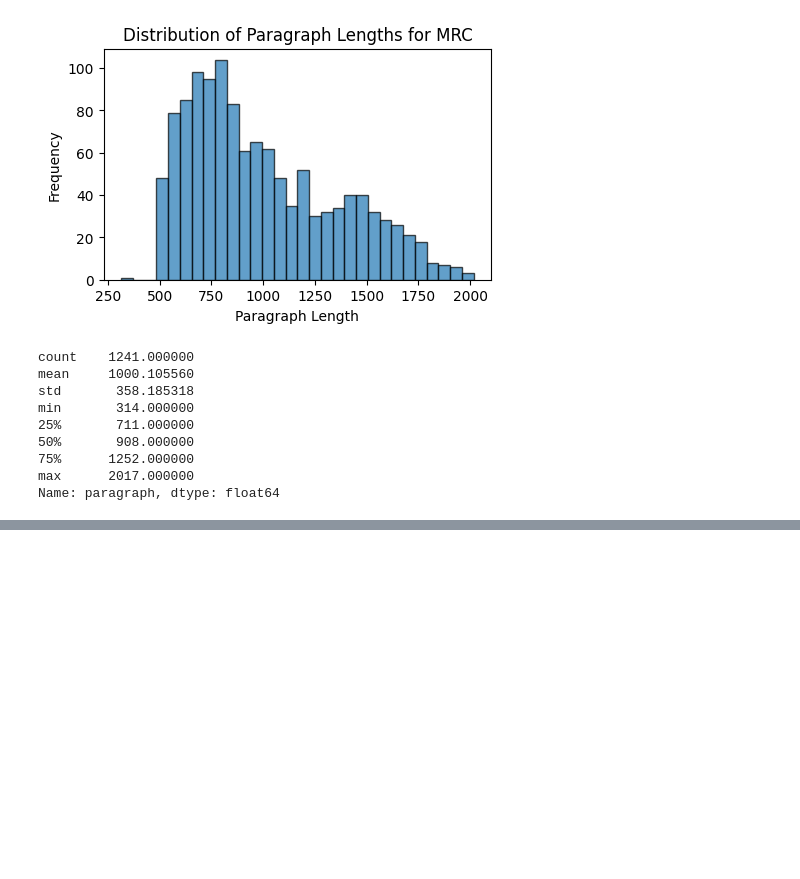
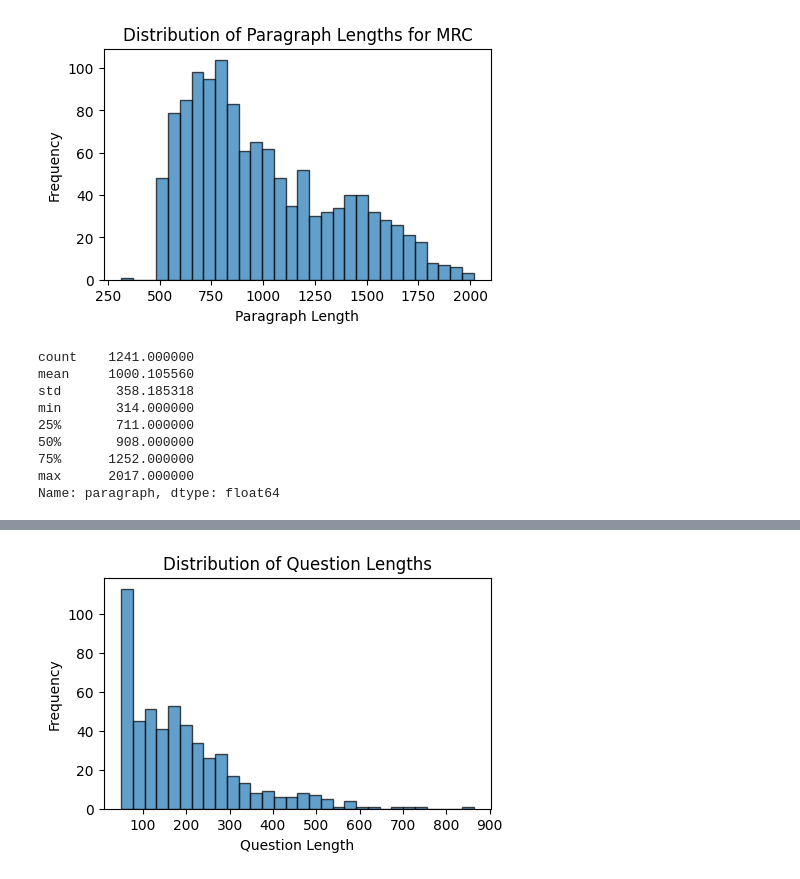
Before and after one commit to boostcampaitech7/level2-nlp-generationfornlp-nlp-10-lv3, a Jupyter notebook: EDA/eda_kyungjun.ipynb, the cells around one changed output, grey strips where cells are left out. Cells and saved outputs as stored; diff of their text form; code cells hidden in the pictures; blank space fills up the shorter version.

```diff
--- a/EDA/eda_kyungjun.ipynb
+++ b/EDA/eda_kyungjun.ipynb
@@ -416,0 +503,9 @@ Name: paragraph, dtype: float64
+# %%
+plt.figure(figsize=(5, 3))
+plt.hist(df.loc[df['question_length'] >= 50, "question_length"], bins=30, edgecolor='black', alpha=0.7)
+plt.title('Distribution of Question Lengths')
+plt.xlabel('Question Length')
+plt.ylabel('Frequency')
+plt.show()
+# %% [output]
+[figure, added]
```
Also changed, not shown: parts of 8 cells of this notebook.
